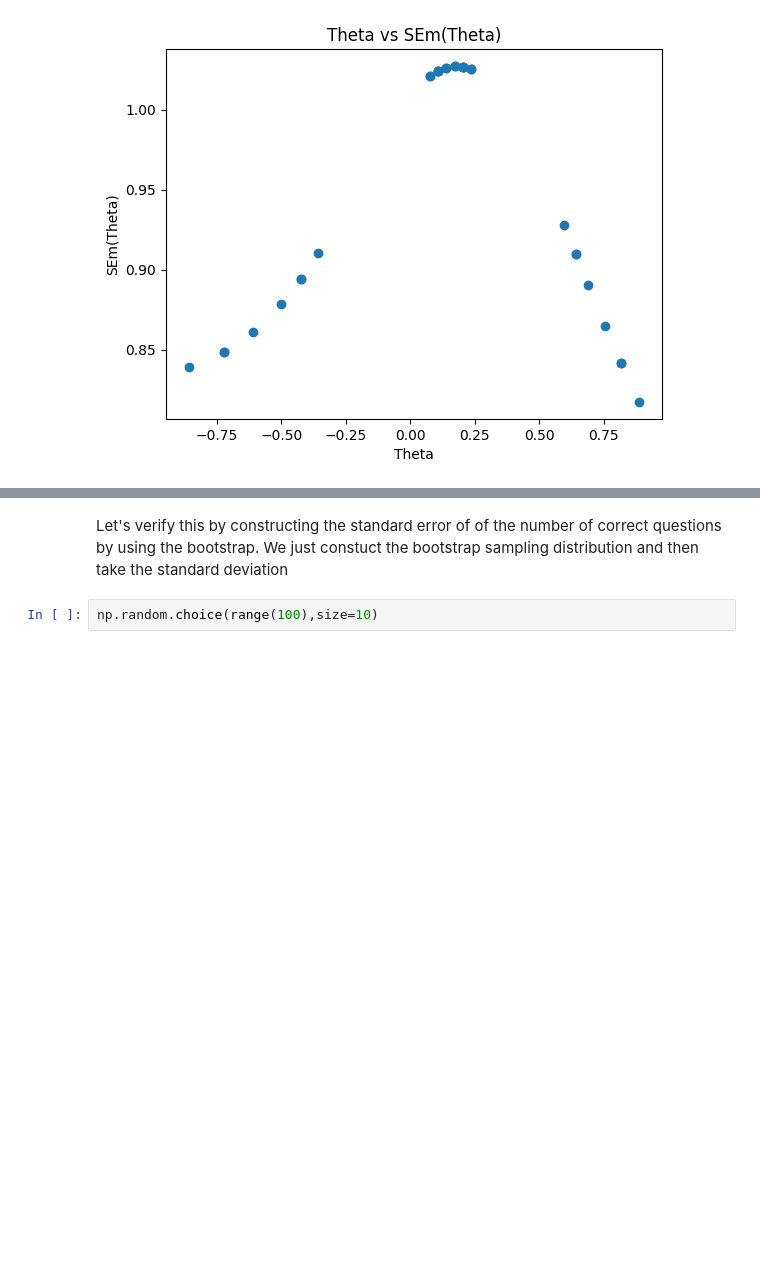
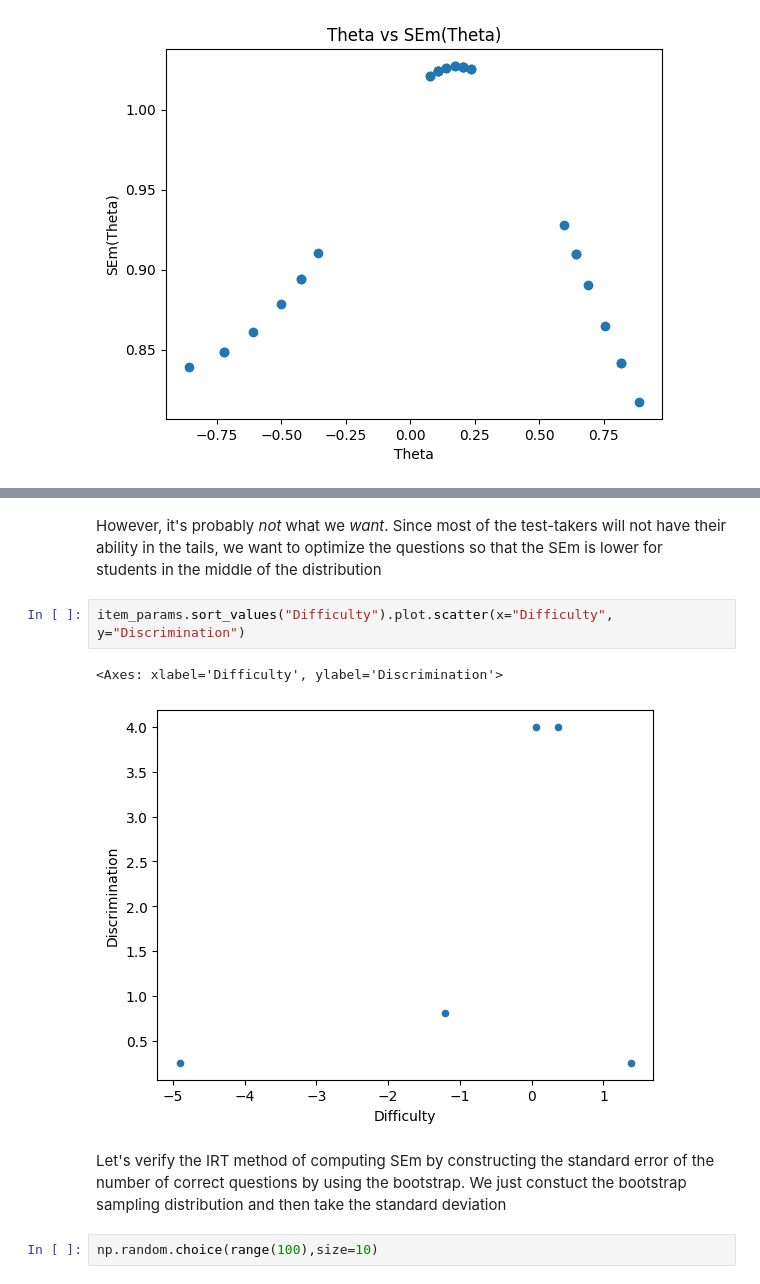
Before and after one commit to daavidstein/IRT, a Jupyter notebook: notebooks/Computing_SEm.ipynb, the cells around one changed output, grey strips where cells are left out. Cells and saved outputs as stored; diff of their text form; blank space fills up the shorter version.

Commit message:
update computing sem notebook with SE_est

```diff
--- a/notebooks/Computing_SEm.ipynb
+++ b/notebooks/Computing_SEm.ipynb
@@ -101,5 +115,12 @@ Text(0, 0.5, 'SEm(Theta)')
+# %% [markdown]
+However, it's probably _not_ what we _want_. Since most of the test-takers will not have their ability in the tails, we want to optimize the questions so that the SEm is lower for students in the middle of the distribution
+# %%
+item_params.sort_values("Difficulty").plot.scatter(x="Difficulty", y="Discrimination")
+# %% [output]
+<Axes: xlabel='Difficulty', ylabel='Discrimination'>
+[figure, added]
 # %% [markdown]
-Let's verify this by constructing the standard error of of the number of correct questions by using the bootstrap. We just constuct the bootstrap sampling distribution and then take the standard deviation
+Let's verify the IRT method of computing SEm by constructing the standard error of the number of correct questions by using the bootstrap. We just constuct the bootstrap sampling distribution and then take the standard deviation
 # %%
 np.random.choice(range(100),size=10)
 # %% [output]
```
Also changed, not shown: parts of 15 cells of this notebook.
